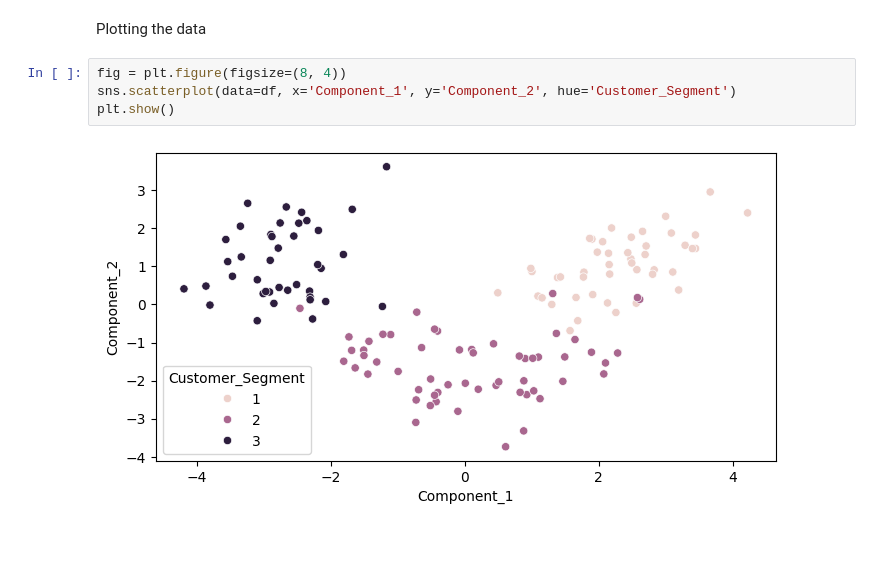
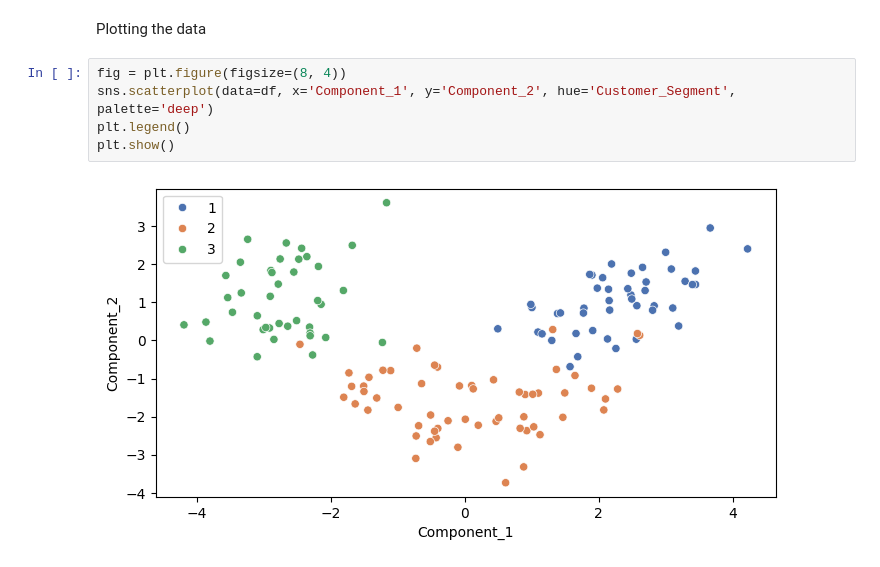
Before and after one commit to sahil-sundhan/math-for-data-science, a Jupyter notebook: DimensionalityReduction/principalComponentAnalysis.ipynb, the cells around one changed output. Saved outputs shown, nothing was run; the diff lists cells and outputs as text.

```diff
--- a/DimensionalityReduction/principalComponentAnalysis.ipynb
+++ b/DimensionalityReduction/principalComponentAnalysis.ipynb
@@ -186,7 +186,8 @@ df['Customer_Segment'] = y_train.values
 Plotting the data
 # %%
 fig = plt.figure(figsize=(8, 4))
-sns.scatterplot(data=df, x='Component_1', y='Component_2', hue='Customer_Segment')
+sns.scatterplot(data=df, x='Component_1', y='Component_2', hue='Customer_Segment', palette='deep')
+plt.legend()
 plt.show()
 # %% [output]
-[figure, old version]
+[figure, new version]
```
